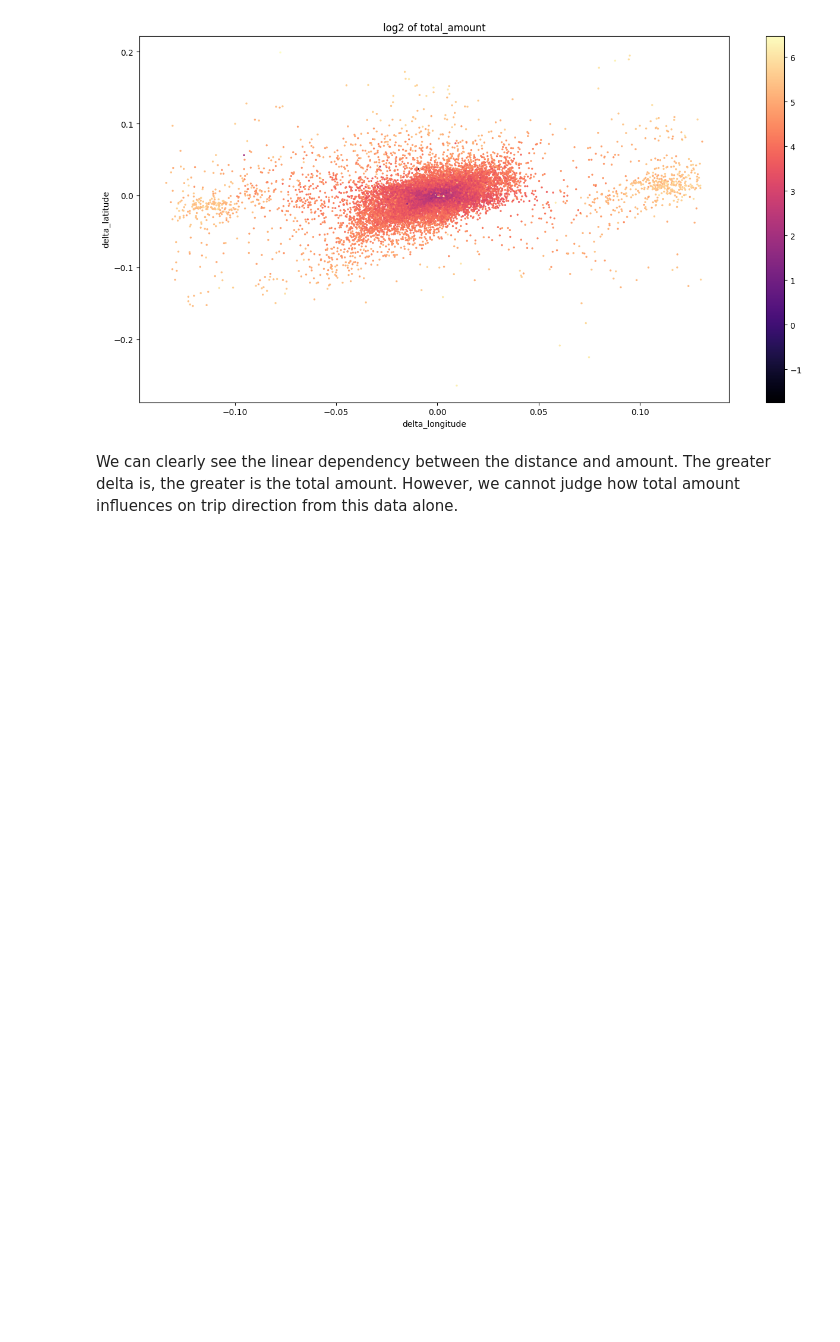
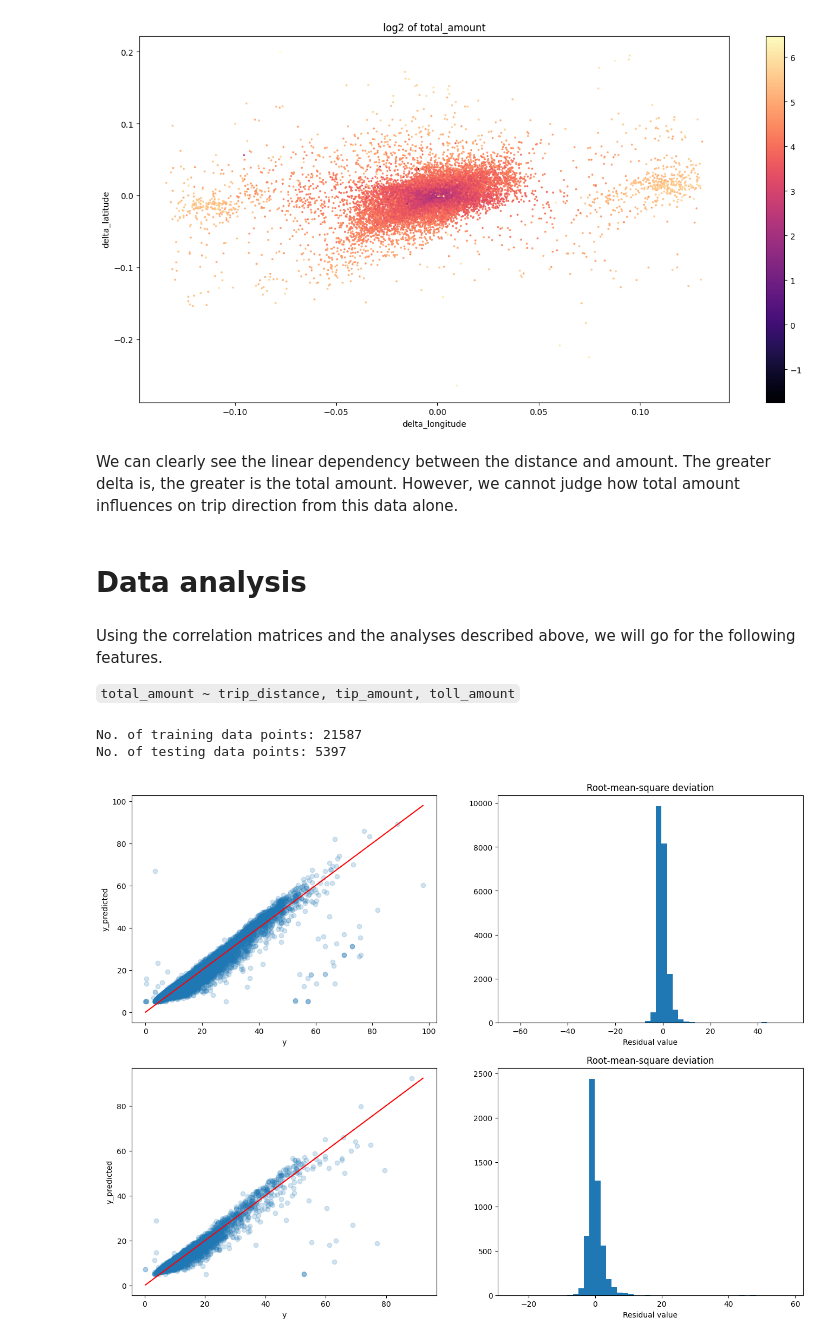
Before and after one commit to t3ch123/reimagined-computing-machine, a Jupyter notebook: notebook.ipynb, the cells around one changed output. Saved outputs shown, nothing was run; the diff lists cells and outputs as text; code cells hidden in the pictures; blank space fills up the shorter version.

Commit message:
Sketch linear predictor

```diff
--- a/notebook.ipynb
+++ b/notebook.ipynb
@@ -441,3 +482,63 @@ plt.title("log2 of total_amount");
 [figure]
 # %% [markdown]
 We can clearly see the linear dependency between the distance and amount. The greater delta is, the greater is the total amount. However, we cannot judge  how total amount influences on trip direction from this data alone.
+# %% [markdown]
+# Data analysis
+# %% [markdown]
+Using the correlation matrices and the analyses described above, we will go for the following features.
+
+`total_amount ~ trip_distance, tip_amount, toll_amount`
+# %%
+from sklearn.model_selection import train_test_split
+from sklearn.metrics import mean_squared_error, explained_variance_score
+
+features = ["trip_distance", "tip_amount", "tolls_amount"]
+
+X, X_test, y, y_test = train_test_split(df_data[features].values, df_data.total_amount.values, test_size=0.2, random_state=10)
+
+print(f"No. of training data points: {X.shape[0]}")
+print(f"No. of testing data points: {X_test.shape[0]}")
+# %% [output]
+No. of training data points: 21587
+No. of testing data points: 5397
+# %%
+def plot_actual_vs_predicted(y, y_predicted, ax):
+    ax.scatter(y, y_predicted, alpha=0.2)
+
+    min_y = min(np.min(y), np.min(y_predicted))
+    max_y = max(np.max(y), np.max(y_predicted))
+
+    ax.plot([min_y, max_y], [min_y, max_y], c="red")
+    ax.set_xlabel("y")
+    ax.set_ylabel("y_predicted")
+
+def plot_residuals_hist(y, y_predicted, ax):
+    rmse = np.sqrt(mean_squared_error(y, y_predicted))
+    explained_var = explained_variance_score(y, y_predicted)
+    ax.set_title("rmse = {:.2f}, evs = {:.2f}".format(rmse, explained_var))
+
+    ax.hist(y - y_predicted, bins=50)
+    ax.set_xlabel("Residual value")
+    ax.set_title("Root-mean-square deviation")
+# %%
+from sklearn.pipeline import Pipeline
+from sklearn.linear_model import LinearRegression
+from sklearn.preprocessing import StandardScaler
+
+model = Pipeline([
+    ("standard_scaler", StandardScaler()),
+    ("lin_reg", LinearRegression()),
+])
+model.fit(X, y)
+
+y_train_predicted = model.predict(X)
+y_test_predicted = model.predict(X_test)
+
+_, axis = plt.subplots(2, 2, figsize=(16, 12))
+plot_actual_vs_predicted(y, y_train_predicted, axis[0][0])
+plot_actual_vs_predicted(y_test, y_test_predicted, axis[1][0])
+
+plot_residuals_hist(y, y_train_predicted, axis[0][1])
+plot_residuals_hist(y_test, y_test_predicted, axis[1][1])
+# %% [output]
+[figure, added]
```
Also changed, not shown: parts of 6 cells of this notebook, 2 other files.
